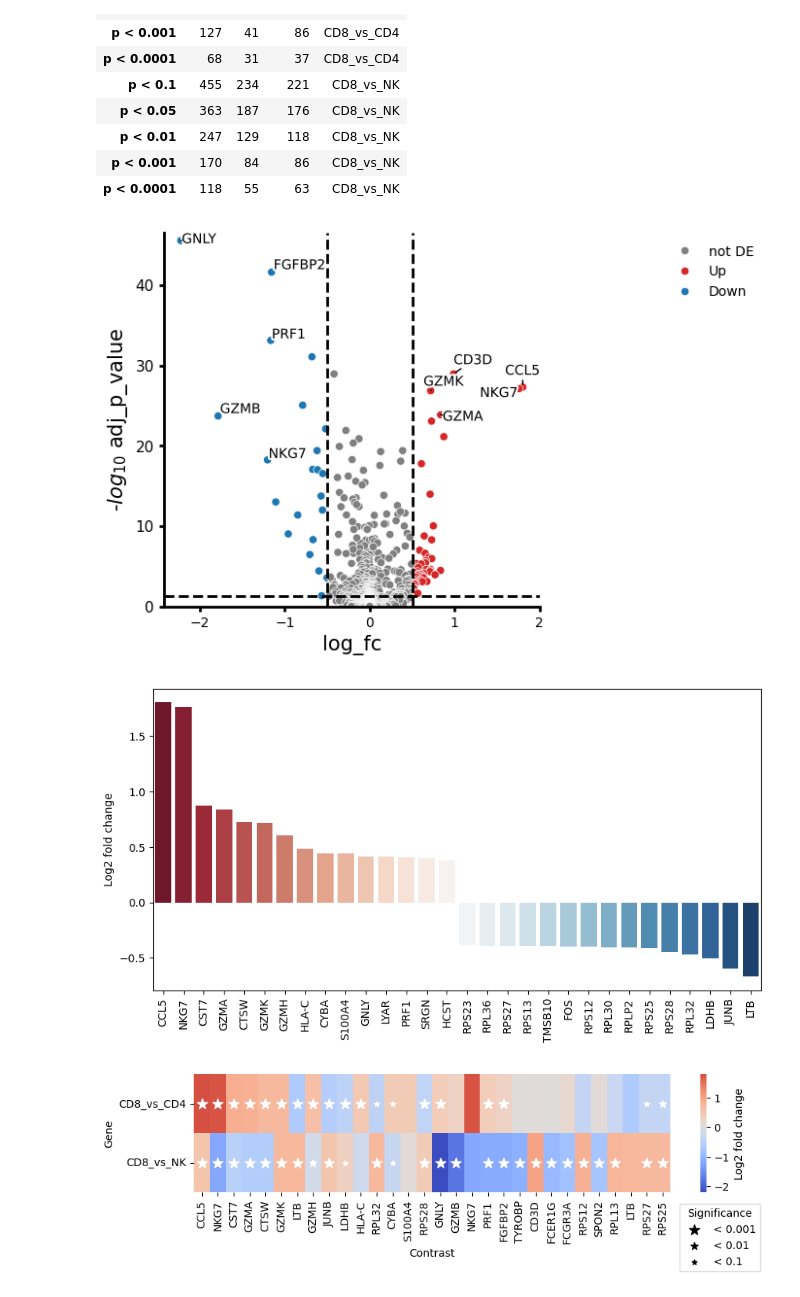
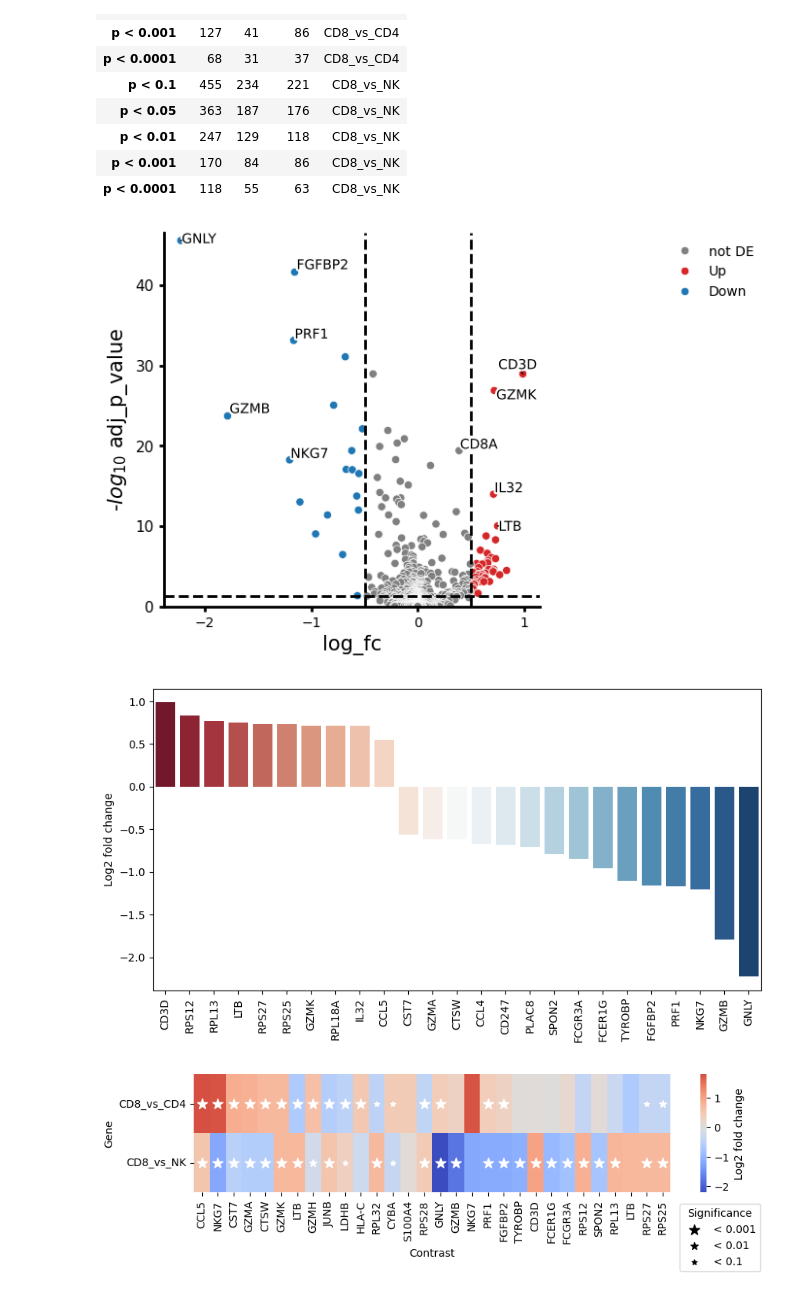
Before and after one commit to scverse/deres, a Jupyter notebook: docs/notebooks/example.ipynb, the cells around one changed output. Drawn from its saved outputs; the diff is of its cells as text; code cells hidden in the pictures.

```diff
--- a/docs/notebooks/example.ipynb
+++ b/docs/notebooks/example.ipynb
@@ -115,13 +115,13 @@ de_res.summary()
 | p < 0.001 | 170 | 84 | 86 | CD8_vs_NK |
 | p < 0.0001 | 118 | 55 | 63 | CD8_vs_NK |
 # %%
-de_res.plot_volcano(log2fc_thresh=0.5)
+de_res.plot_volcano("CD8_vs_NK", log2fc_thresh=0.5)
 # %% [output]
-[figure, old version]
+[figure, new version]
 # %%
-de_res.plot_fold_change()
+de_res.plot_fold_change("CD8_vs_NK")
 # %% [output]
-[figure, old version]
+[figure, new version]
 # %%
 de_res.plot_multicomparison_fc()
 # %% [output]
```
Also changed, not shown: 1 other file.
